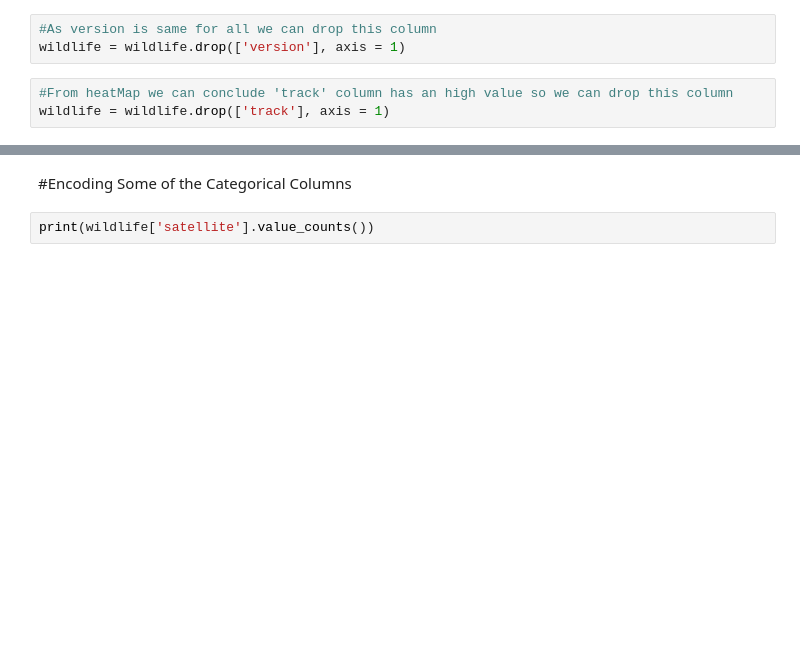
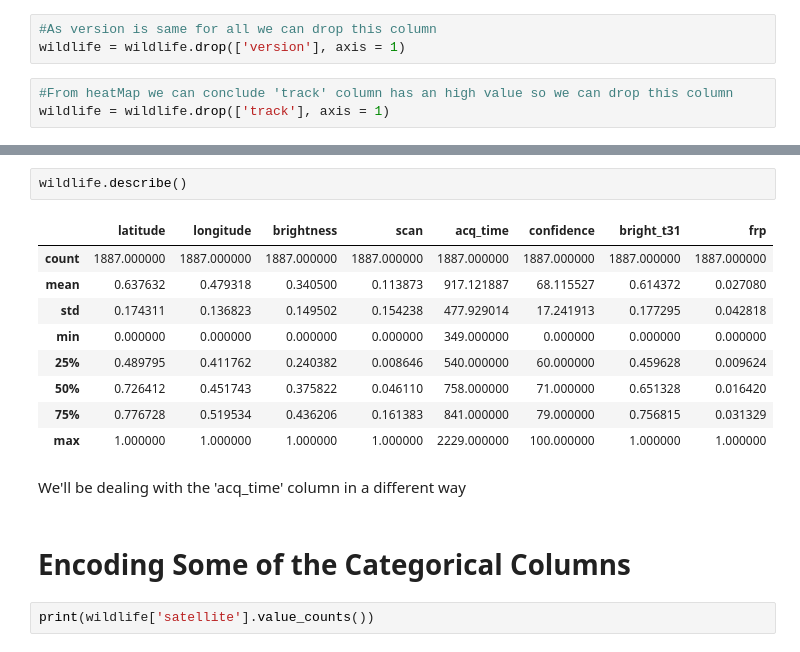
Before and after one commit to shrey38/Wildlife-Fire-Prediction-and-Detection-in-Uttrakhand, a Jupyter notebook: Predicting Wildlife Model.ipynb, the cells around one changed output, grey strips where cells are left out. Drawn from its saved outputs; the diff is of its cells as text; blank space fills up the shorter version.

```diff
--- a/Predicting Wildlife Model.ipynb
+++ b/Predicting Wildlife Model.ipynb
@@ -77,5 +116,19 @@ wildlife = wildlife.drop(['track'], axis = 1)
+# %%
+wildlife.describe()
+# %% [output]
+|  | latitude | longitude | brightness | scan | acq_time | confidence | bright_t31 | frp |
+| count | 1887.000000 | 1887.000000 | 1887.000000 | 1887.000000 | 1887.000000 | 1887.000000 | 1887.000000 | 1887.000000 |
+| mean | 0.637632 | 0.479318 | 0.340500 | 0.113873 | 917.121887 | 68.115527 | 0.614372 | 0.027080 |
+| std | 0.174311 | 0.136823 | 0.149502 | 0.154238 | 477.929014 | 17.241913 | 0.177295 | 0.042818 |
+| min | 0.000000 | 0.000000 | 0.000000 | 0.000000 | 349.000000 | 0.000000 | 0.000000 | 0.000000 |
+| 25% | 0.489795 | 0.411762 | 0.240382 | 0.008646 | 540.000000 | 60.000000 | 0.459628 | 0.009624 |
+| 50% | 0.726412 | 0.451743 | 0.375822 | 0.046110 | 758.000000 | 71.000000 | 0.651328 | 0.016420 |
+| 75% | 0.776728 | 0.519534 | 0.436206 | 0.161383 | 841.000000 | 79.000000 | 0.756815 | 0.031329 |
+| max | 1.000000 | 1.000000 | 1.000000 | 1.000000 | 2229.000000 | 100.000000 | 1.000000 | 1.000000 |
+# %% [markdown]
+We'll be dealing with the 'acq_time' column in a different way
 # %% [markdown]
-#Encoding Some of the Categorical Columns
+# Encoding Some of the Categorical Columns
 # %%
 print(wildlife['satellite'].value_counts())
 # %% [output]
```
Also changed, not shown: parts of 17 cells of this notebook.
